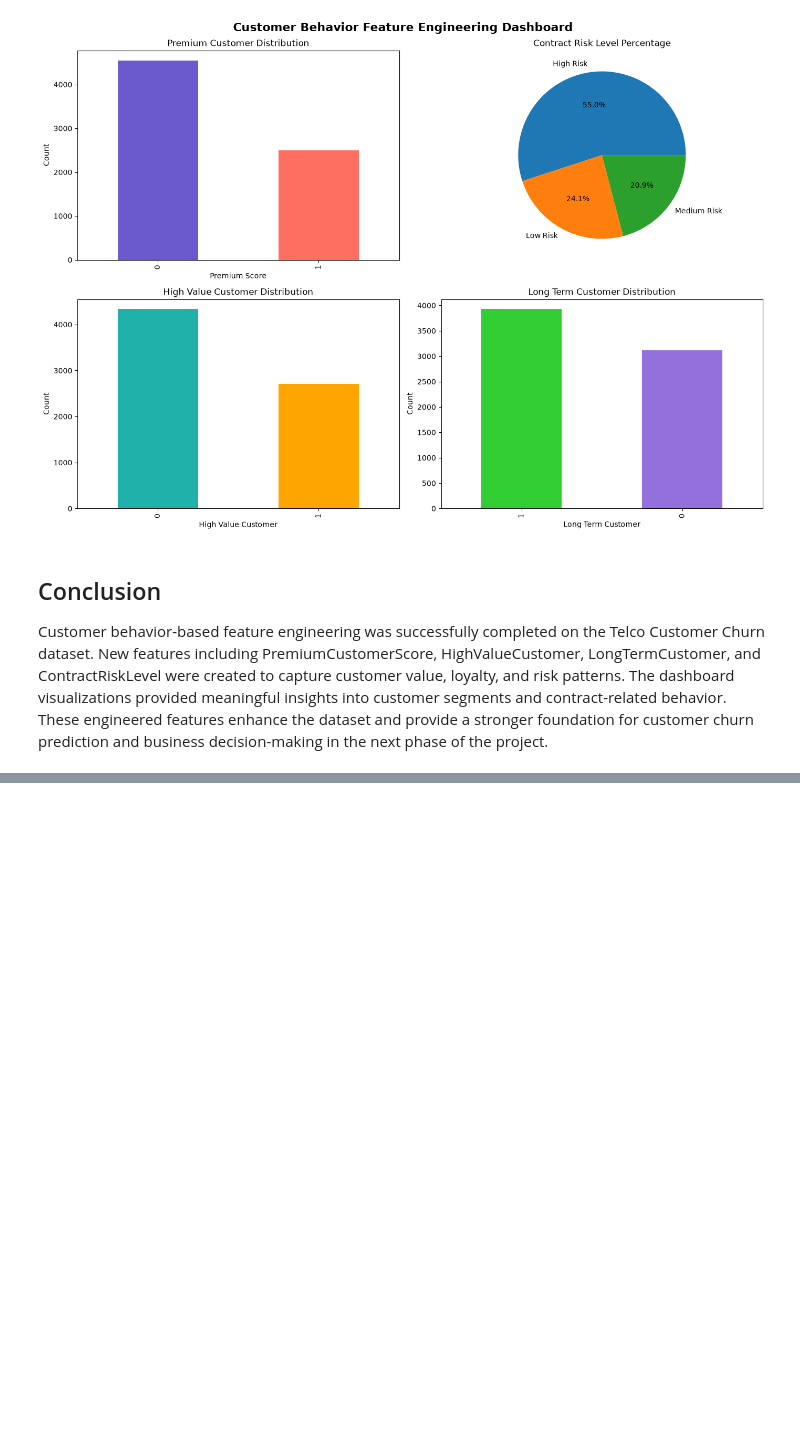
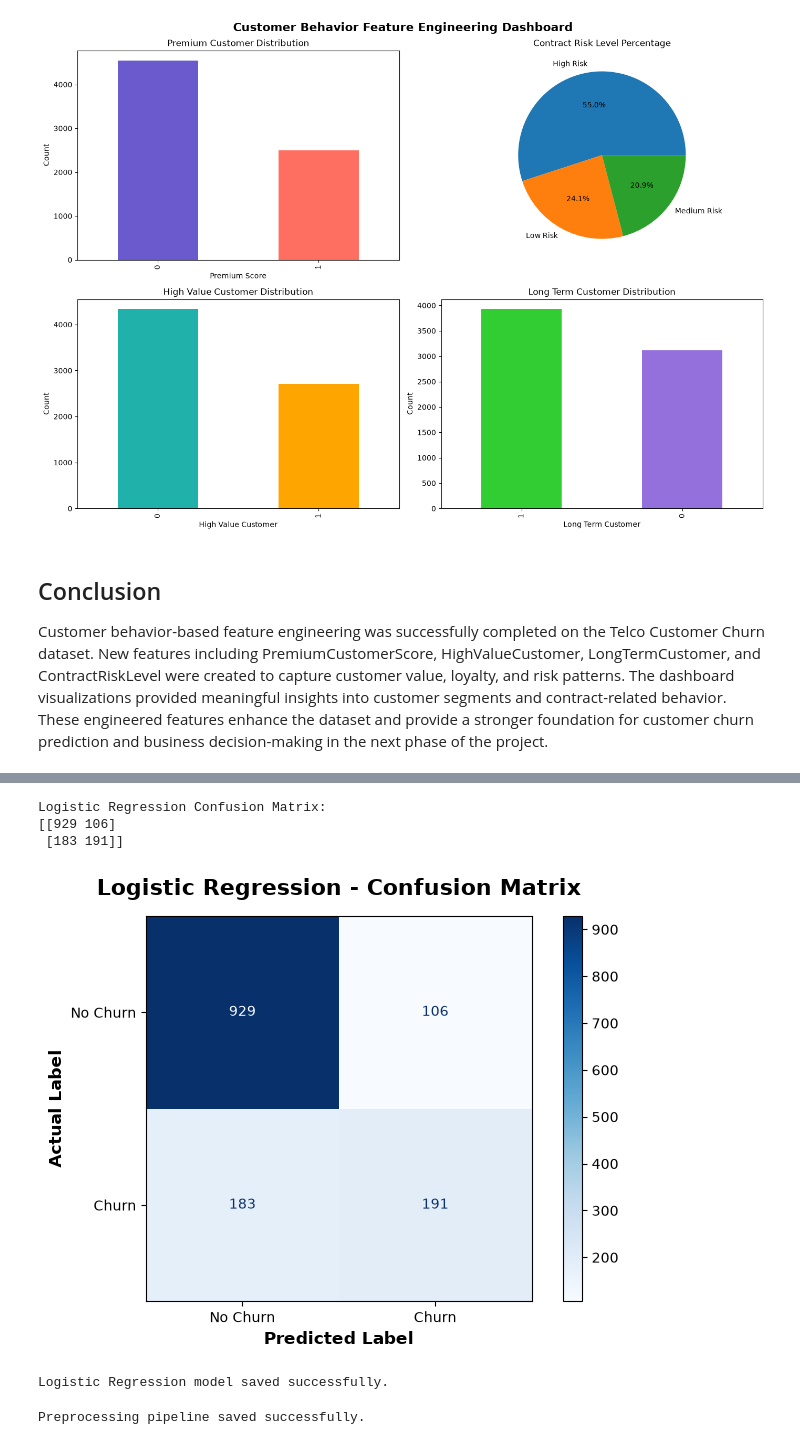
Before and after one commit to begamafreen8088-afk/zaalima-data-analytic, a Jupyter notebook: scripts/feature_engineering.ipynb, the cells around one changed output, grey strips where cells are left out. Saved outputs shown, nothing was run; the diff lists cells and outputs as text; code cells hidden in the pictures; blank space fills up the shorter version.

Commit message:
Week 2 Day 4: Logistic Regression Model Training

```diff
--- a/scripts/feature_engineering.ipynb
+++ b/scripts/feature_engineering.ipynb
@@ -636,0 +705,6 @@ Customer behavior-based feature engineering was successfully completed on the Te
+# %%
+# Convert Churn into a binary target variable
+df["Churn"] = df["Churn"].map({"No": 0, "Yes": 1})
+
+print("Churn values after encoding:")
+print(df["Churn"].value_counts())
@@ -636,0 +806,7 @@ Customer behavior-based feature engineering was successfully completed on the Te
+# %%
+# Generate predictions on the test data
+
+y_pred = logistic_model.predict(X_test_processed)
+
+print("Predictions generated successfully.")
+print("Number of predictions:", len(y_pred))
@@ -636,0 +841,62 @@ Customer behavior-based feature engineering was successfully completed on the Te
+# %%
+# Generate confusion matrix
+
+cm = confusion_matrix(y_test, y_pred)
+
+print("Logistic Regression Confusion Matrix:")
+print(cm)
+# %% [output]
+Logistic Regression Confusion Matrix:
+[[929 106]
+ [183 191]]
+# %%
+import matplotlib.pyplot as plt
+from sklearn.metrics import ConfusionMatrixDisplay
+
+# Plot professional confusion matrix
+fig, ax = plt.subplots(figsize=(7, 5))
+
+disp = ConfusionMatrixDisplay(
+    confusion_matrix=cm,
+    display_labels=["No Churn", "Churn"]
+)
+
+disp.plot(
+    ax=ax,
+    cmap="Blues",
+    values_format="d",
+    colorbar=True
+)
+
+ax.set_title(
+    "Logistic Regression - Confusion Matrix",
+    fontsize=16,
+    fontweight="bold",
+    pad=15
+)
+
+ax.set_xlabel("Predicted Label", fontsize=12, fontweight="bold")
+ax.set_ylabel("Actual Label", fontsize=12, fontweight="bold")
+
+plt.tight_layout()
+plt.savefig(
+    '../screenshots/week2_commit4_Confusion Matrix.png')
+plt.show()
+# %% [output]
+[figure, added]
+# %%
+import joblib
+
+# Save the trained Logistic Regression model
+joblib.dump(logistic_model, "../data/logistic_regression_model.pkl")
+
+print("Logistic Regression model saved successfully.")
+# %% [output]
+Logistic Regression model saved successfully.
+# %%
+# Save the preprocessing pipeline
+joblib.dump(preprocessor, "../data/logistic_regression_preprocessor.pkl")
+
+print("Preprocessing pipeline saved successfully.")
+# %% [output]
+Preprocessing pipeline saved successfully.
```
Also changed, not shown: parts of 16 cells of this notebook, 4 other files.
